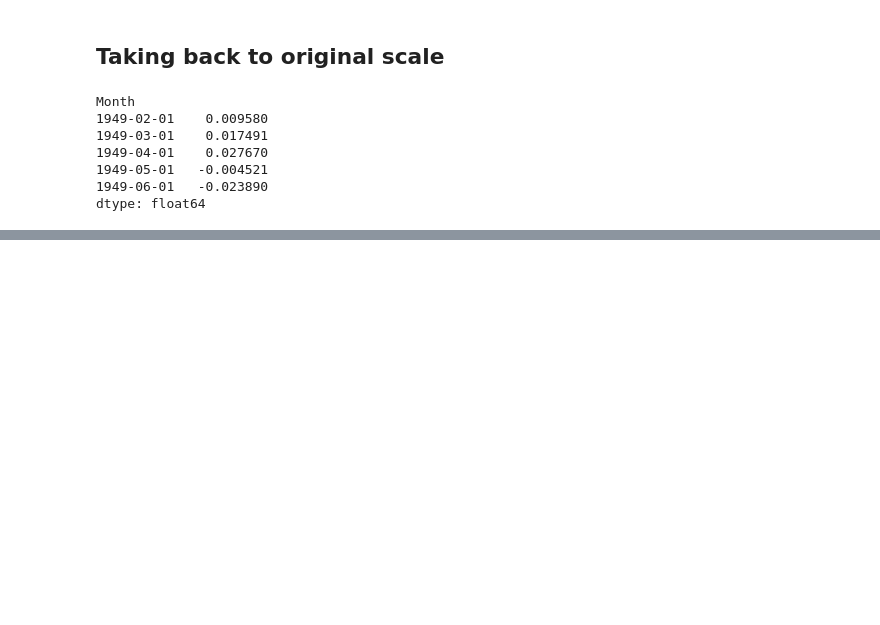
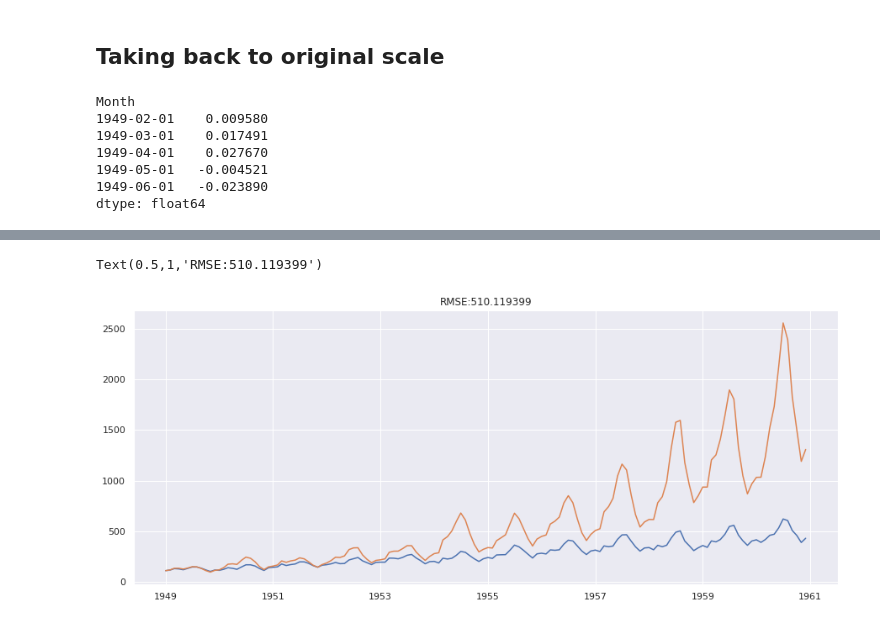
Before and after one commit to Anillab/Time_Series_Analysis, a Jupyter notebook: TimeSeries2.ipynb, the cells around one changed output, grey strips where cells are left out. Saved outputs shown, nothing was run; the diff lists cells and outputs as text; code cells hidden in the pictures; blank space fills up the shorter version.

Commit message:
finished off with predictions

```diff
--- a/TimeSeries2.ipynb
+++ b/TimeSeries2.ipynb
@@ -571,0 +574,2 @@ dtype: float64
+# %%
+predictions_ARIMA_diff_cumsum=predictions_ARIMA_diff.cumsum()
@@ -571,0 +586,2 @@ dtype: float64
+# %%
+predictions_ARIMA_log=pd.Series(ts_log.iloc[:])
@@ -571,0 +598,2 @@ dtype: float64
+# %%
+predictions2_ARIMA_log=predictions_ARIMA_log.add(predictions_ARIMA_diff_cumsum,fill_value=0)
@@ -571,0 +610,8 @@ dtype: float64
+# %%
+predictions2_ARIMA_exp=np.exp(predictions2_ARIMA_log)
+plt.plot(ts)
+plt.plot(predictions2_ARIMA_exp)
+plt.title('RMSE:%4f'% np.sqrt(sum((predictions2_ARIMA_exp-ts)**2)/len(ts)))
+# %% [output]
+Text(0.5,1,'RMSE:510.119399')
+[figure, added]
```
Also changed, not shown: parts of 4 cells of this notebook.
